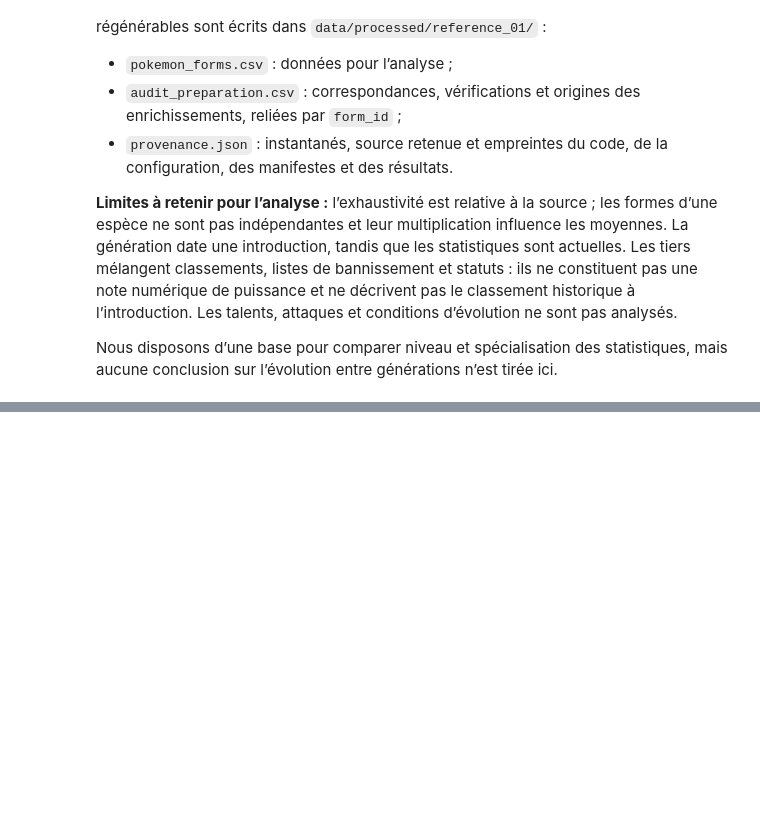
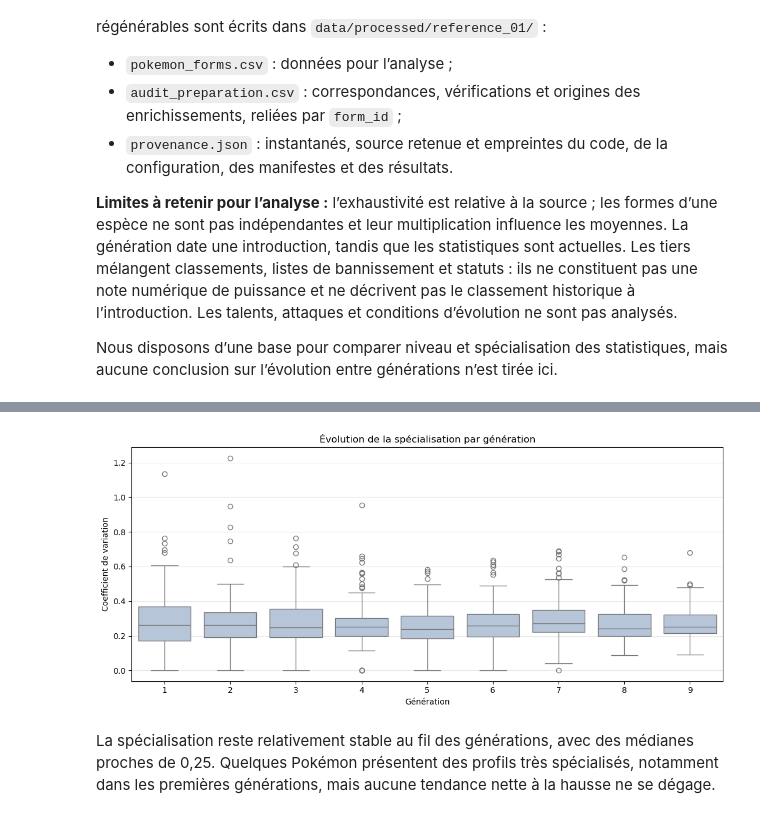
Before and after one commit to Turbo91994/Projet-python-data-science, a Jupyter notebook: notebook/constitution_base.ipynb, the cells around one changed output, grey strips where cells are left out. Saved outputs shown, nothing was run; the diff lists cells and outputs as text; code cells hidden in the pictures; blank space fills up the shorter version.

```diff
--- a/notebook/constitution_base.ipynb
+++ b/notebook/constitution_base.ipynb
@@ -522,0 +640,33 @@ Toutefois, les moyennes seules ne permettent pas d'évaluer la dispersion des st
+# %%
+# Les six statistiques de base
+stats = [
+    "pv", "attaque", "defense",
+    "attaque_speciale", "defense_speciale", "vitesse"
+]
+
+# Calcul du coefficient de variation pour chaque Pokémon
+df_analyse["specialisation"] = (
+    df_analyse[stats].std(axis=1, ddof=0)
+    / df_analyse[stats].mean(axis=1)
+)
+
+# Visualisation de la distribution par génération
+plt.figure(figsize=(11, 5))
+
+sns.boxplot(
+    data=df_analyse,
+    x="generation",
+    y="specialisation",
+    color="lightsteelblue"
+)
+
+plt.title("Évolution de la spécialisation par génération")
+plt.xlabel("Génération")
+plt.ylabel("Coefficient de variation")
+plt.grid(axis="y", alpha=0.3)
+plt.tight_layout()
+plt.show()
+# %% [output]
+[figure, added]
+# %% [markdown]
+La spécialisation reste relativement stable au fil des générations, avec des médianes proches de 0,25. Quelques Pokémon présentent des profils très spécialisés, notamment dans les premières générations, mais aucune tendance nette à la hausse ne se dégage.
```
Also changed, not shown: parts of 13 cells of this notebook, 1 other file.
